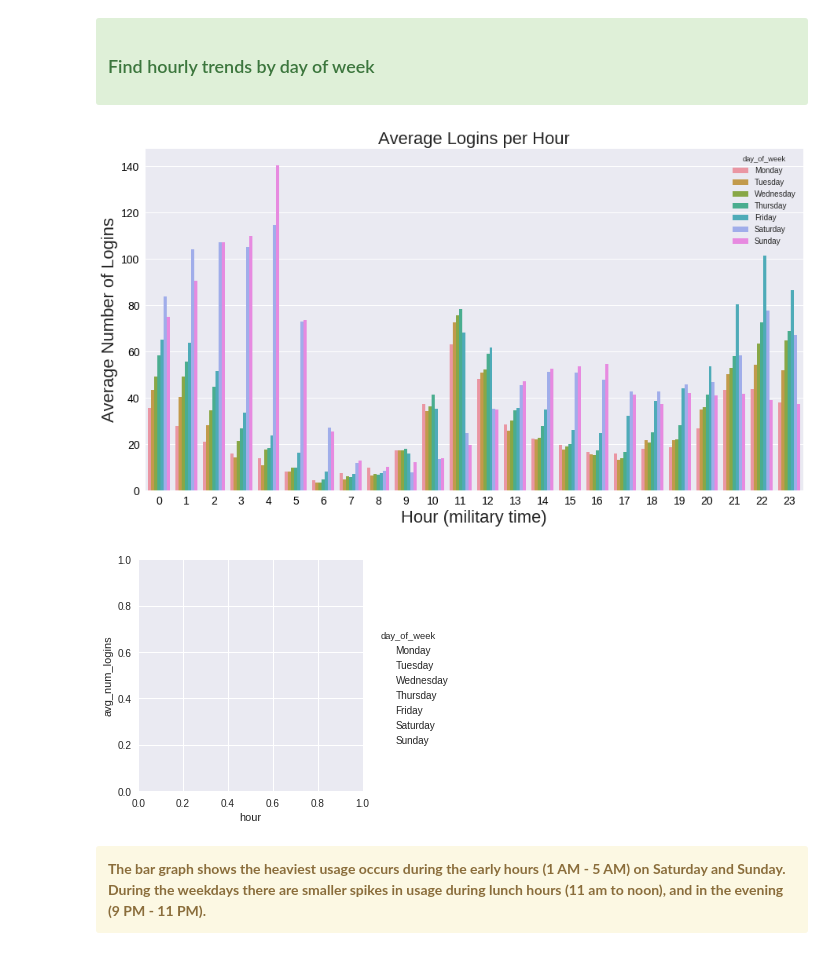
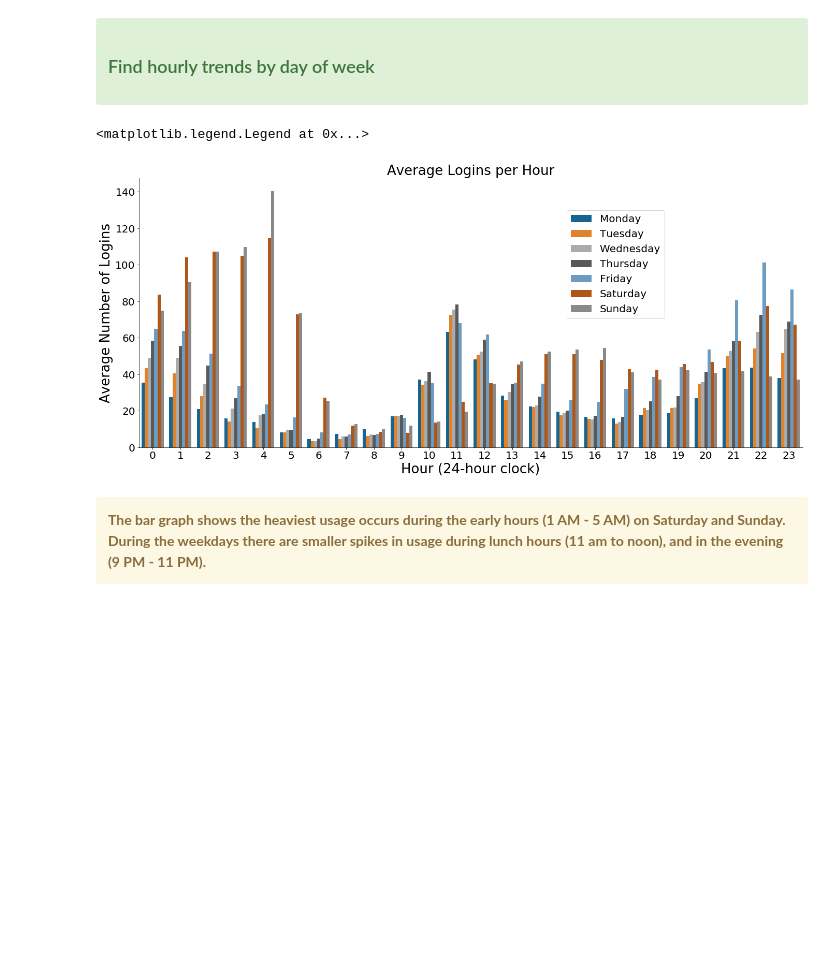
Before and after one commit to mtchem/Ultimate_technologies_challenge, a Jupyter notebook: Ulimate_inc_challenge.ipynb, the cells around one changed output. Saved outputs shown, nothing was run; the diff lists cells and outputs as text; code cells hidden in the pictures; blank space fills up the shorter version.

```diff
--- a/Ulimate_inc_challenge.ipynb
+++ b/Ulimate_inc_challenge.ipynb
@@ -21,7 +25,7 @@ import json
 import pickle
 # data viz imports
 import matplotlib.pyplot as plt
-plt.style.use('seaborn')
+plt.style.use('tableau-colorblind10')
 import seaborn as sns
 # time-series imports
 from datetime import datetime
@@ -33,0 +42,9 @@ from sklearn.model_selection import RandomizedSearchCV, GridSearchCV
+# %%
+# load data as a data frame
+login_data = pd.read_json('data/logins.json')
+# add a column to represent the number of logins during each time
+login_data['login_count'] = 1
+# convert the date to a datetime object, and set it as the index
+login_data = login_data.set_index(pd.to_datetime(login_data['login_time'], unit='s'))[['login_count']]
+# make sure everything worked
+login_data.head()
@@ -35,14 +60,3 @@ from sklearn.model_selection import RandomizedSearchCV, GridSearchCV
 <div class="alert alert-success">
 <H3> Process time-series data into 15min chunks </H3>
 </div>
-# %%
-# load data as a data frame
-login_data = pd.read_json('data/logins.json')
-# add a column to represent the number of logins during each time
-login_data['login_count'] = np.ones(len(login_data), dtype= 'int')
-# set the login time as a datetime index
-login_data = login_data.set_index(pd.to_datetime(login_data['login_time'], unit='s'))
-# keep only the count and index
-#logins = login_data[['login_count']]
-# resample the index, so that time is represented in 15min chunks
-logins_delta15 = login_data.resample('15Min').sum()
@@ -126,15 +144,17 @@ avg_hourly_logins.name = 'avg_num_logins'
 avg_hourly_logins_df = avg_hourly_logins.reset_index()
 # %%
 # plot average hourly use
-fig, ax = plt.subplots(figsize = (15,8))
-ax.set_title('Average Logins per Hour', fontsize = 22)
-sns.factorplot(ax = ax, x='hour', y='avg_num_logins', data=avg_hourly_logins_df, kind = 'bar', hue='day_of_week')
-ax.set_xlabel('Hour (military time)', fontsize = 22)
-ax.set_ylabel('Average Number of Logins', fontsize = 22)
-ax.tick_params(labelsize=14,labelcolor="black")
+sns.catplot(x='hour', y='avg_num_logins', data=avg_hourly_logins_df, kind = 'bar',
+            hue='day_of_week',height=8, aspect=11.7/5, legend=False)
+ax = plt.gca()
+ax.set_title('Average Logins per Hour', fontsize = 26)
+ax.set_xlabel('Hour (24-hour clock)', fontsize = 26)
+ax.set_ylabel('Average Number of Logins', fontsize = 26)
+ax.tick_params(labelsize=20,labelcolor="black")
+ax.legend(bbox_to_anchor=(0.7,0.7,0.1, 0.2),fontsize=20)
 # %% [output]
+<matplotlib.legend.Legend at 0x...>
-[figure, old version]
+[figure, new version]
-[figure, removed]
 # %% [markdown]
 <div class="alert alert-warning">
 <strong>The bar graph shows the heaviest usage occurs during the early hours (1 AM - 5 AM) on Saturday and Sunday.  During the weekdays there are smaller spikes in usage during lunch hours (11 am to noon), and in the evening (9 PM - 11 PM).</strong>
```
Also changed, not shown: parts of 18 cells of this notebook, 1 other file.
